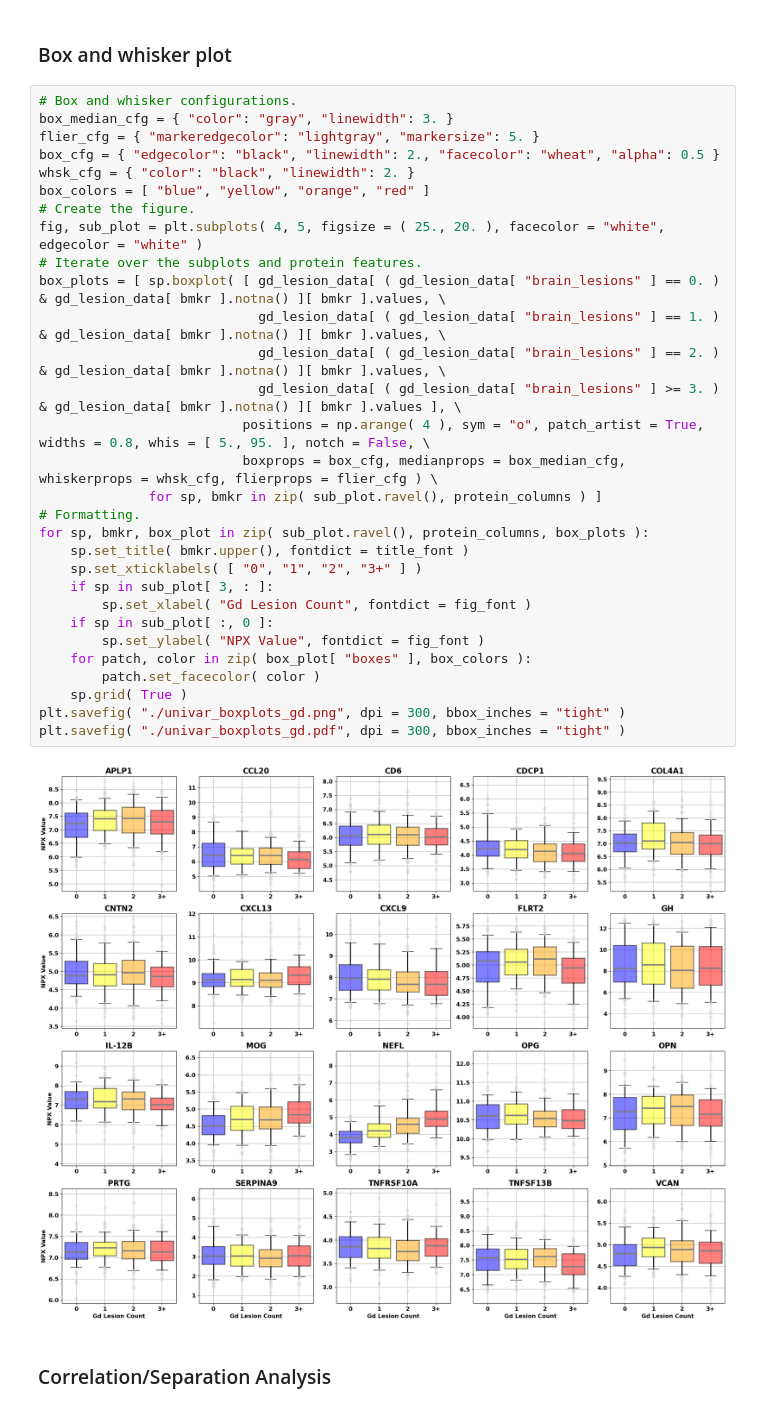
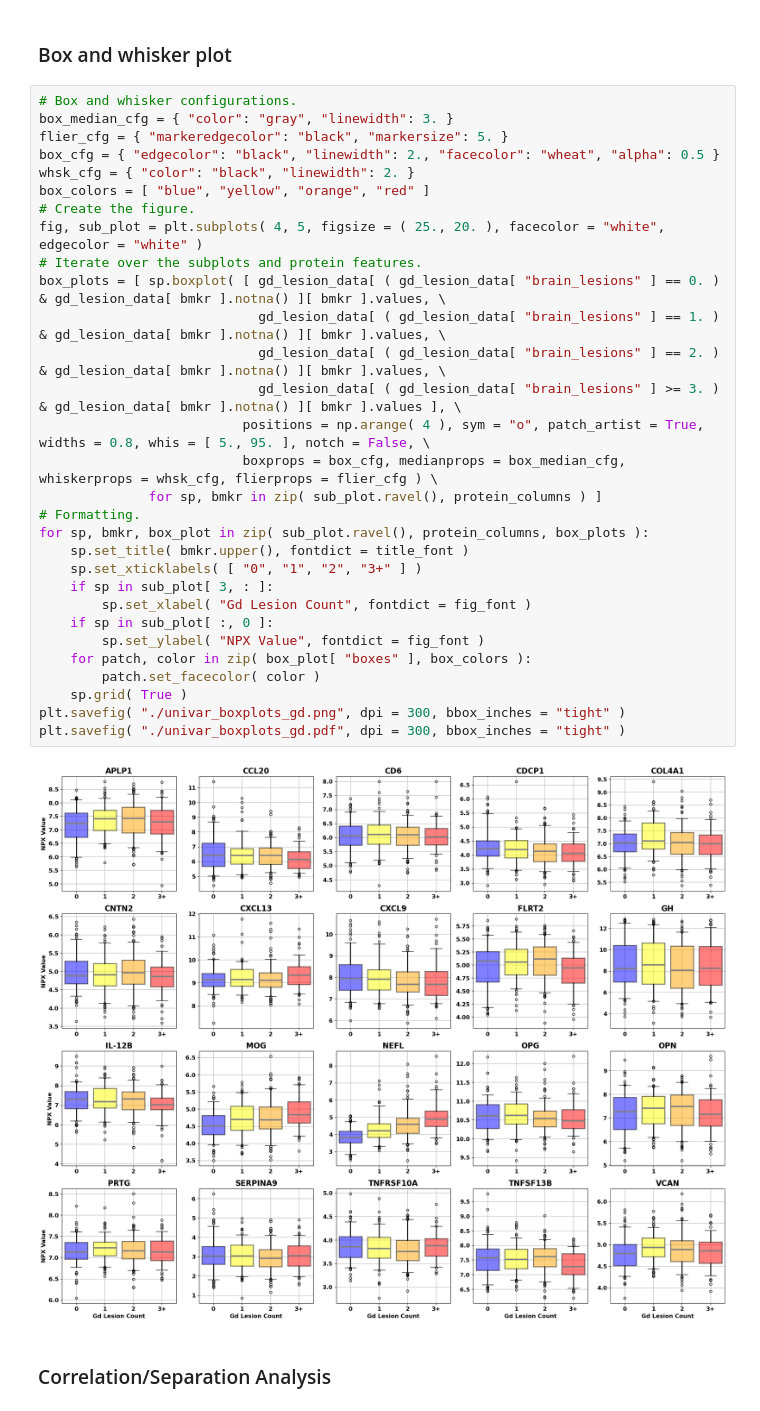
Before and after one commit to vmgehman/infl-neurodeg-bmkr-ms, a Jupyter notebook: all_endpoints_univariate.ipynb, the cells around one changed output. Saved outputs shown, nothing was run; the diff lists cells and outputs as text.

```diff
--- a/all_endpoints_univariate.ipynb
+++ b/all_endpoints_univariate.ipynb
@@ -125,35 +125,35 @@ gd_lesion_data = gd_lesion_data[ gd_lesion_data[ "delta_blood_minus_diagnosis" ]
 # %%
 # Box and whisker configurations.
 box_median_cfg = { "color": "gray", "linewidth": 3. }
-flier_cfg = { "markeredgecolor": "lightgray", "markersize": 5. }
+flier_cfg = { "markeredgecolor": "black", "markersize": 5. }
 box_cfg = { "edgecolor": "black", "linewidth": 2., "facecolor": "wheat", "alpha": 0.5 }
 whsk_cfg = { "color": "black", "linewidth": 2. }
 box_colors = [ "blue", "yellow", "orange", "red" ]
 # Create the figure.
 fig, sub_plot = plt.subplots( 4, 5, figsize = ( 25., 20. ), facecolor = "white", edgecolor = "white" )
 # Iterate over the subplots and protein features.
 box_plots = [ sp.boxplot( [ gd_lesion_data[ ( gd_lesion_data[ "brain_lesions" ] == 0. ) & gd_lesion_data[ bmkr ].notna() ][ bmkr ].values, \
                             gd_lesion_data[ ( gd_lesion_data[ "brain_lesions" ] == 1. ) & gd_lesion_data[ bmkr ].notna() ][ bmkr ].values, \
                             gd_lesion_data[ ( gd_lesion_data[ "brain_lesions" ] == 2. ) & gd_lesion_data[ bmkr ].notna() ][ bmkr ].values, \
                             gd_lesion_data[ ( gd_lesion_data[ "brain_lesions" ] >= 3. ) & gd_lesion_data[ bmkr ].notna() ][ bmkr ].values ], \
                           positions = np.arange( 4 ), sym = "o", patch_artist = True, widths = 0.8, whis = [ 5., 95. ], notch = False, \
                           boxprops = box_cfg, medianprops = box_median_cfg, whiskerprops = whsk_cfg, flierprops = flier_cfg ) \
               for sp, bmkr in zip( sub_plot.ravel(), protein_columns ) ]
 # Formatting.
 for sp, bmkr, box_plot in zip( sub_plot.ravel(), protein_columns, box_plots ):
     sp.set_title( bmkr.upper(), fontdict = title_font )
     sp.set_xticklabels( [ "0", "1", "2", "3+" ] )
     if sp in sub_plot[ 3, : ]:
         sp.set_xlabel( "Gd Lesion Count", fontdict = fig_font )
     if sp in sub_plot[ :, 0 ]:
         sp.set_ylabel( "NPX Value", fontdict = fig_font )
     for patch, color in zip( box_plot[ "boxes" ], box_colors ):
         patch.set_facecolor( color )
     sp.grid( True )
 plt.savefig( "./univar_boxplots_gd.png", dpi = 300, bbox_inches = "tight" )
 plt.savefig( "./univar_boxplots_gd.pdf", dpi = 300, bbox_inches = "tight" )
 # %% [output]
-[figure, old version]
+[figure, new version]
 # %% [markdown]
 ### Correlation/Separation Analysis
 # %%
```
Also changed, not shown: parts of 3 cells of this notebook, 2 other files.
